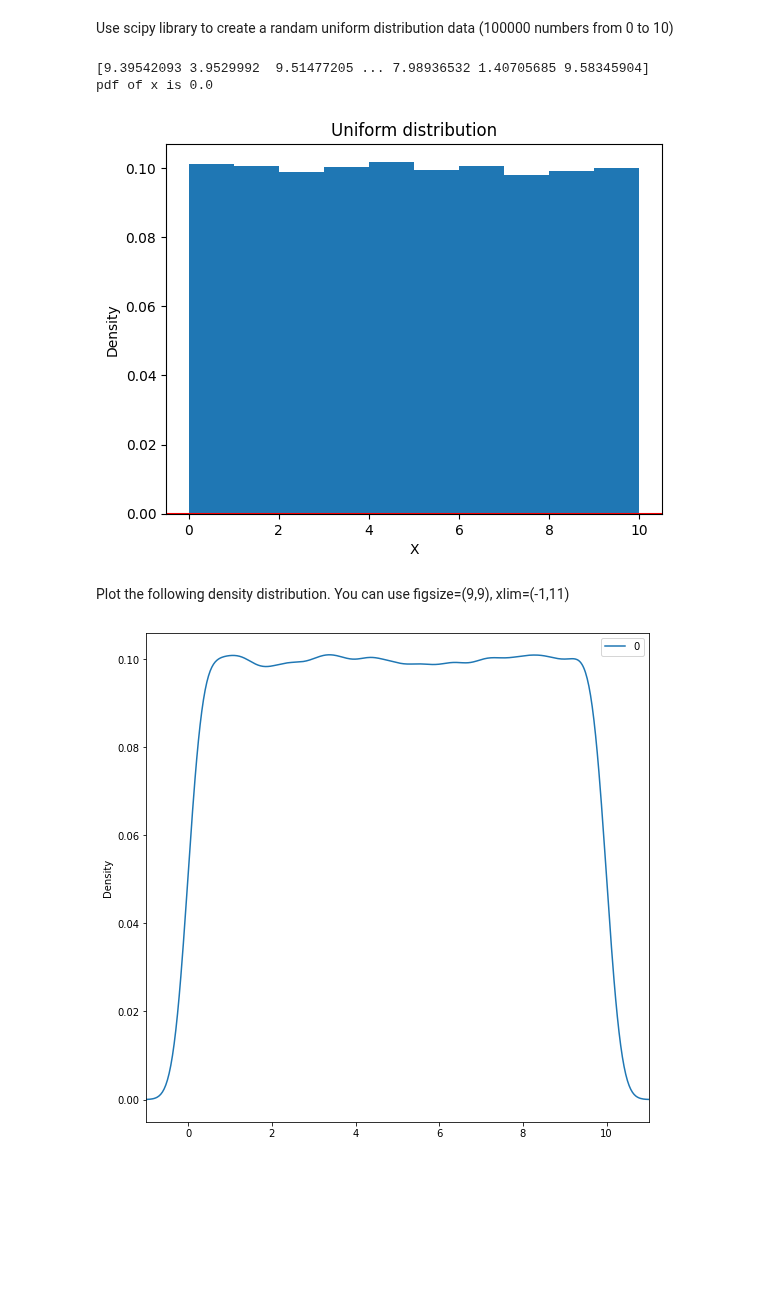
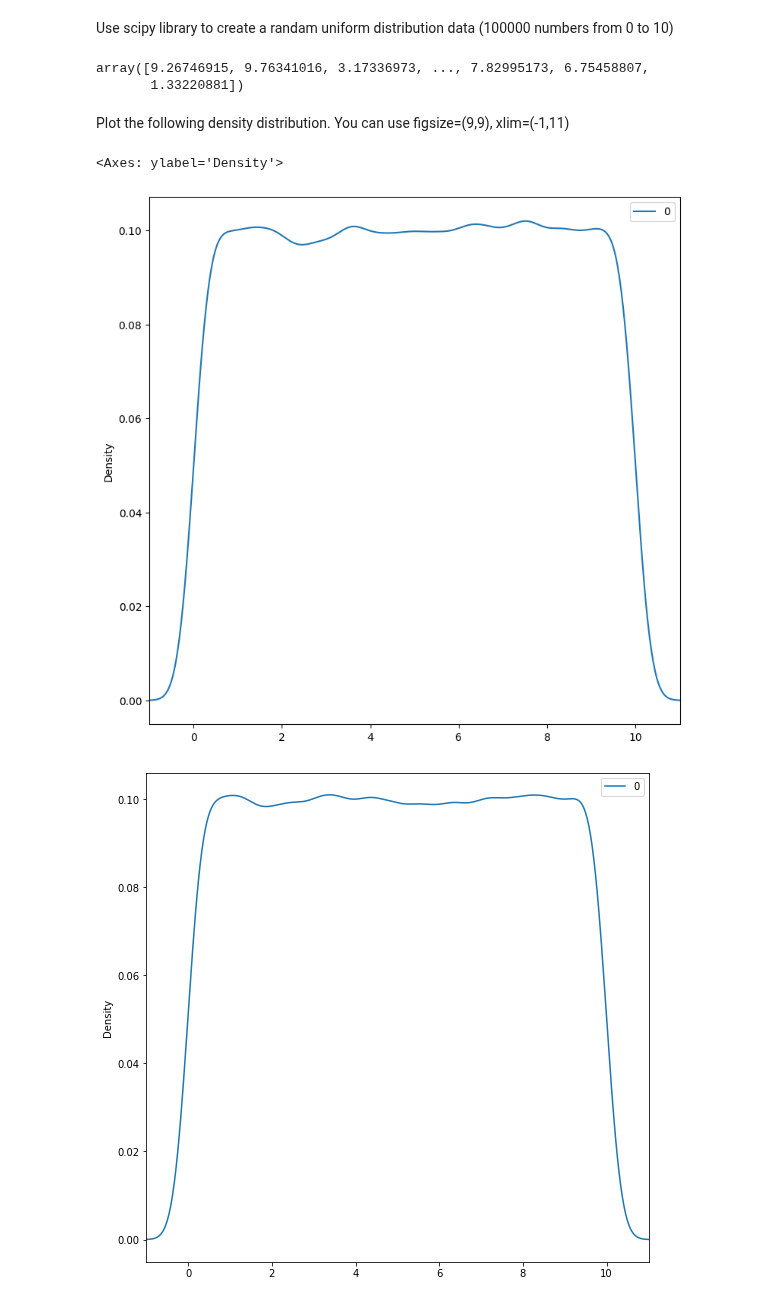
Before and after one commit to rentang33/CS6647, a Jupyter notebook: powerapp.ipynb, the cells around one changed output. Drawn from its saved outputs; the diff is of its cells as text; code cells hidden in the pictures; blank space fills up the shorter version.

```diff
--- a/powerapp.ipynb
+++ b/powerapp.ipynb
@@ -15,24 +20,21 @@ Use scipy library to create a randam uniform distribution data (100000 numbers f
 from scipy.stats import uniform
 import matplotlib.pyplot as plt
 import numpy as np
-
-x = uniform.rvs(0,10,size=100000)
-print (x)
-print(f'pdf of x is {uniform.pdf(x[0])}')
-
-plt.hist(x,density = True)
-plt.axhline(y=uniform.pdf(x[0]),color='r')
-plt.title('Uniform distribution')
-plt.ylabel('Density')
-plt.xlabel('X')
-plt.show()
+import pandas as pd
+import matplotlib.pyplot as plt
+x = uniform.rvs(0,10, size=100000)
+x
 # %% [output]
-[9.39542093 3.9529992  9.51477205 ... 7.98936532 1.40705685 9.58345904]
-pdf of x is 0.0
+array([9.26746915, 9.76341016, 3.17336973, ..., 7.82995173, 6.75458807,
+       1.33220881])
-[figure, removed]
 # %% [markdown]
 Plot the following density distribution.
 You can use figsize=(9,9), xlim=(-1,11)
+# %%
+pd.DataFrame(x).plot(kind="density", figsize=(9,9), xlim=(-1,11))
+# %% [output]
+<Axes: ylabel='Density'>
+[figure, added]
 # %%
 # %% [output]
 [figure]
```
Also changed, not shown: parts of 4 cells of this notebook.
